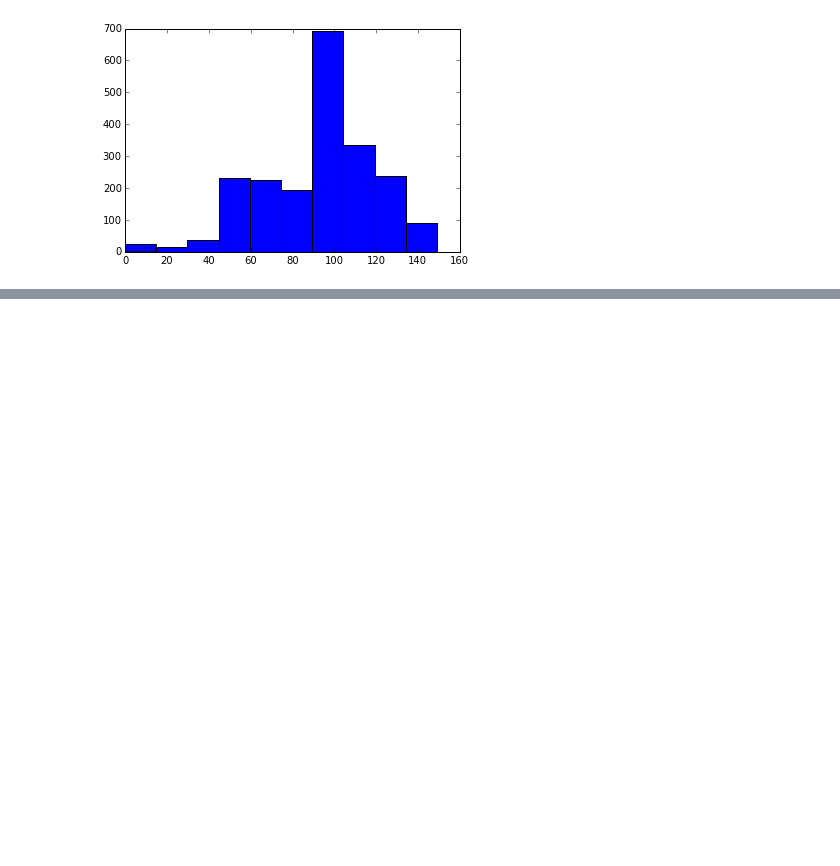
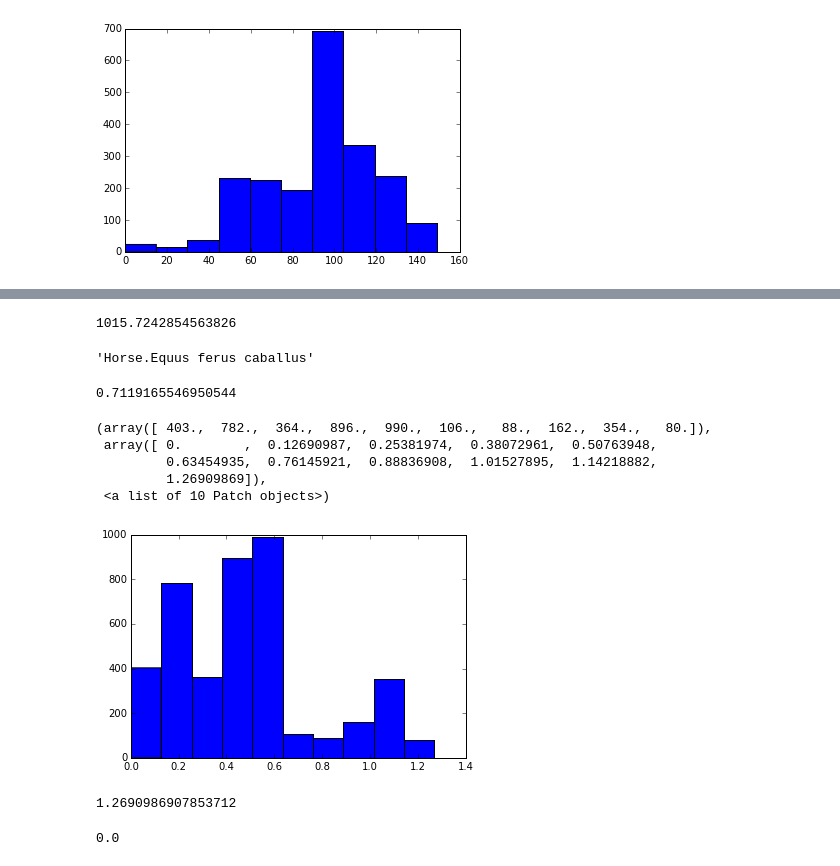
Before and after one commit to ericmjl/influenza-global-reassortment, a Jupyter notebook: Data Preprocessing - Host COI distance.ipynb, the cells around one changed output, grey strips where cells are left out. Saved outputs shown, nothing was run; the diff lists cells and outputs as text; code cells hidden in the pictures; blank space fills up the shorter version.

```diff
--- a/Data Preprocessing - Host COI distance.ipynb
+++ b/Data Preprocessing - Host COI distance.ipynb
@@ -198,0 +222,52 @@ plt.hist(distances)
+# %%
+from dendropy import Tree
+from dendropy.calculate.treemeasure import PatristicDistanceMatrix
+coi_tree = Tree.get(file=open('RAxML_bestTree.host_coi_nogaps.tree', 'r'),
+                    schema='newick')
+
+
+coi_pds = PatristicDistanceMatrix(coi_tree)
+coi_pds.sum_of_distances()
+# %% [output]
+1015.7242854563826
+# %%
+taxon1 = coi_tree.leaf_nodes()[0].taxon
+taxon2 = coi_tree.leaf_nodes()[1].taxon
+# %%
+taxon2 = coi_tree.leaf_nodes()[1].taxon.__str__()
+taxon2.replace("'","")
+# %% [output]
+'Horse.Equus ferus caballus'
+# %%
+coi_pds.__call__(taxon1, taxon2)
+# %% [output]
+0.7119165546950544
+# %%
+patristic_distances = nx.Graph()
+pds = []
+for taxon1, taxon2 in product(coi_tree.leaf_nodes(), coi_tree.leaf_nodes()):
+    taxon1 = taxon1.taxon
+    taxon2 = taxon2.taxon
+
+    pd = coi_pds.__call__(taxon1, taxon2)
+    t1 = taxon1.__str__().replace("'","").split('.')[0]
+    t2 = taxon2.__str__().replace("'","").split('.')[0]
+    patristic_distances.add_edge(t1, t2, pd=pd)
+    pds.append(pd)
+# %%
+plt.hist(pds)
+# %% [output]
+(array([ 403.,  782.,  364.,  896.,  990.,  106.,   88.,  162.,  354.,   80.]),
+ array([ 0.        ,  0.12690987,  0.25381974,  0.38072961,  0.50763948,
+         0.63454935,  0.76145921,  0.88836908,  1.01527895,  1.14218882,
+         1.26909869]),
+ <a list of 10 Patch objects>)
+[figure, added]
+# %%
+max(pds)
+# %% [output]
+1.2690986907853712
+# %%
+min(pds)
+# %% [output]
+0.0
```
Also changed, not shown: parts of 9 cells of this notebook, 23 other files.
